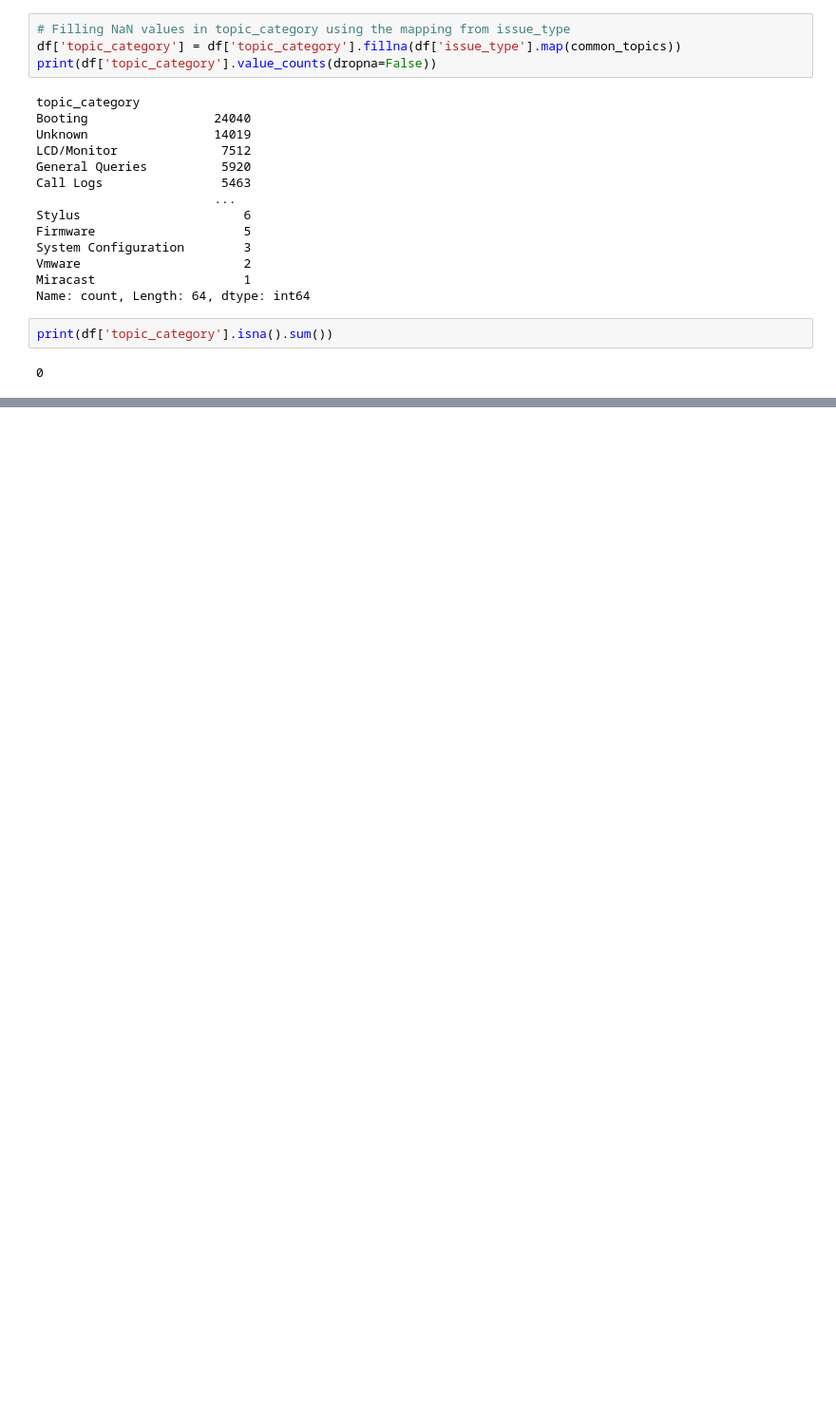
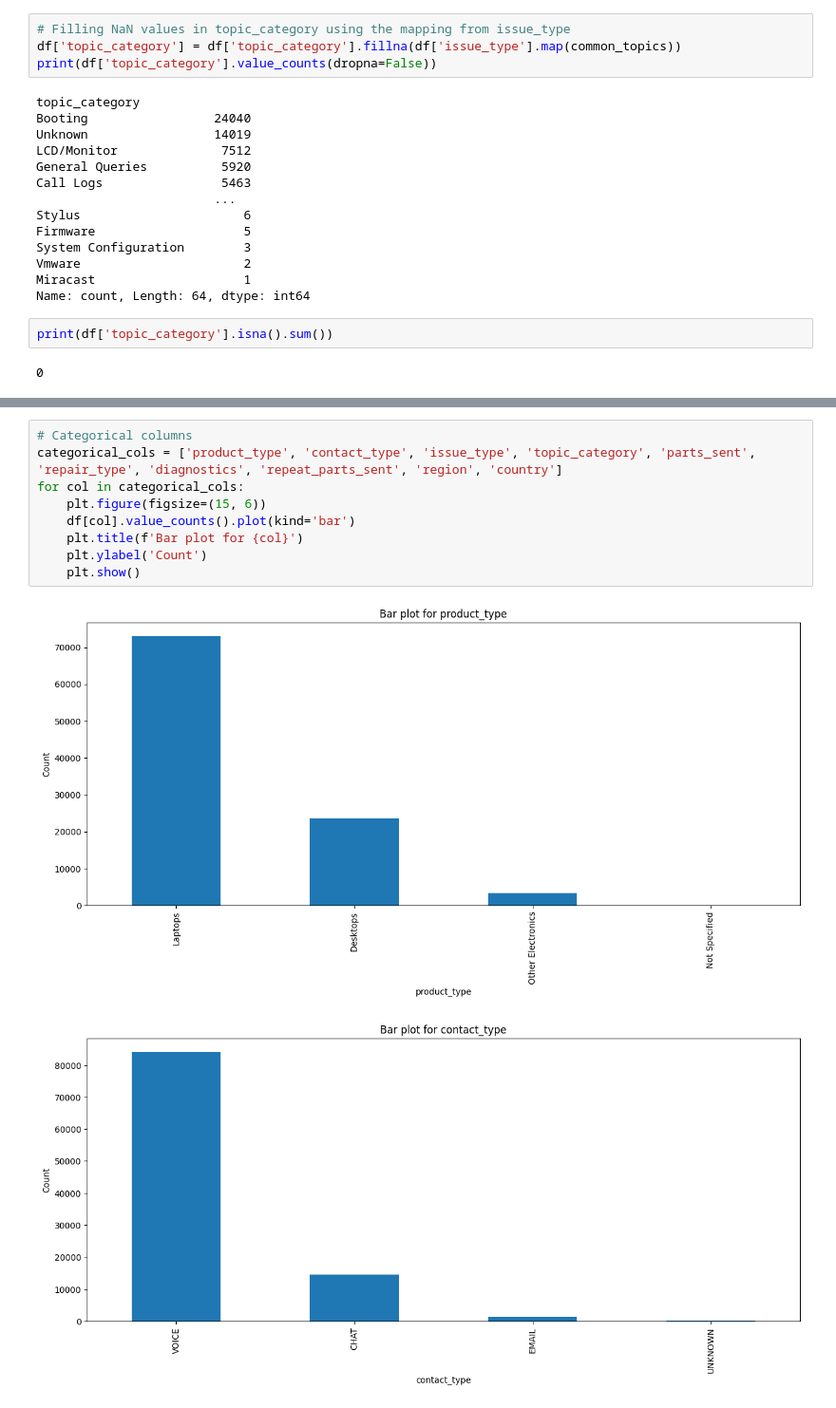
Before and after one commit to shthakur19/dell, a Jupyter notebook: dell_sol.ipynb, the cells around one changed output, grey strips where cells are left out. Shown at 95% size. Saved outputs shown, nothing was run; the diff lists cells and outputs as text; blank space fills up the shorter version.

```diff
--- a/dell_sol.ipynb
+++ b/dell_sol.ipynb
@@ -239,0 +458,12 @@ print(df['parts_sent'].value_counts(dropna=False))
+# %%
+# Categorical columns
+categorical_cols = ['product_type', 'contact_type', 'issue_type', 'topic_category', 'parts_sent', 'repair_type', 'diagnostics', 'repeat_parts_sent', 'region', 'country']
+for col in categorical_cols:
+    plt.figure(figsize=(15, 6))
+    df[col].value_counts().plot(kind='bar')
+    plt.title(f'Bar plot for {col}')
+    plt.ylabel('Count')
+    plt.show()
+# %% [output]
+[figure, added]
+[figure, added]
```
Also changed, not shown: parts of 40 cells of this notebook.
